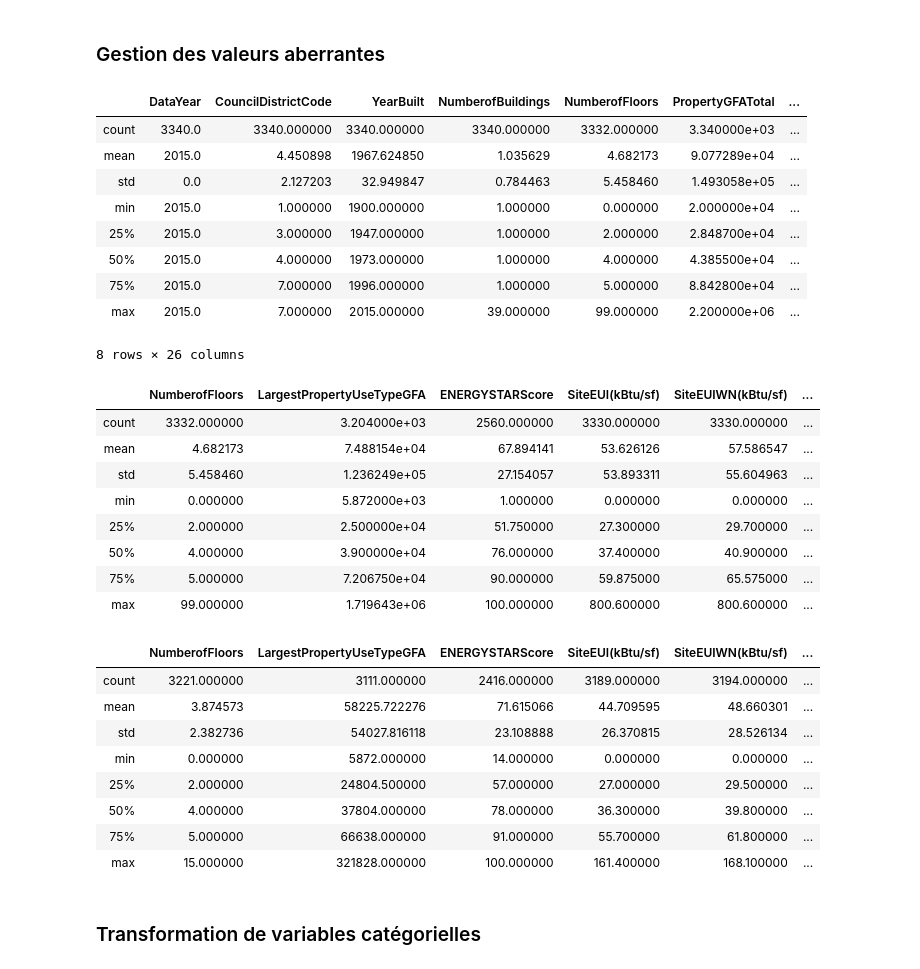
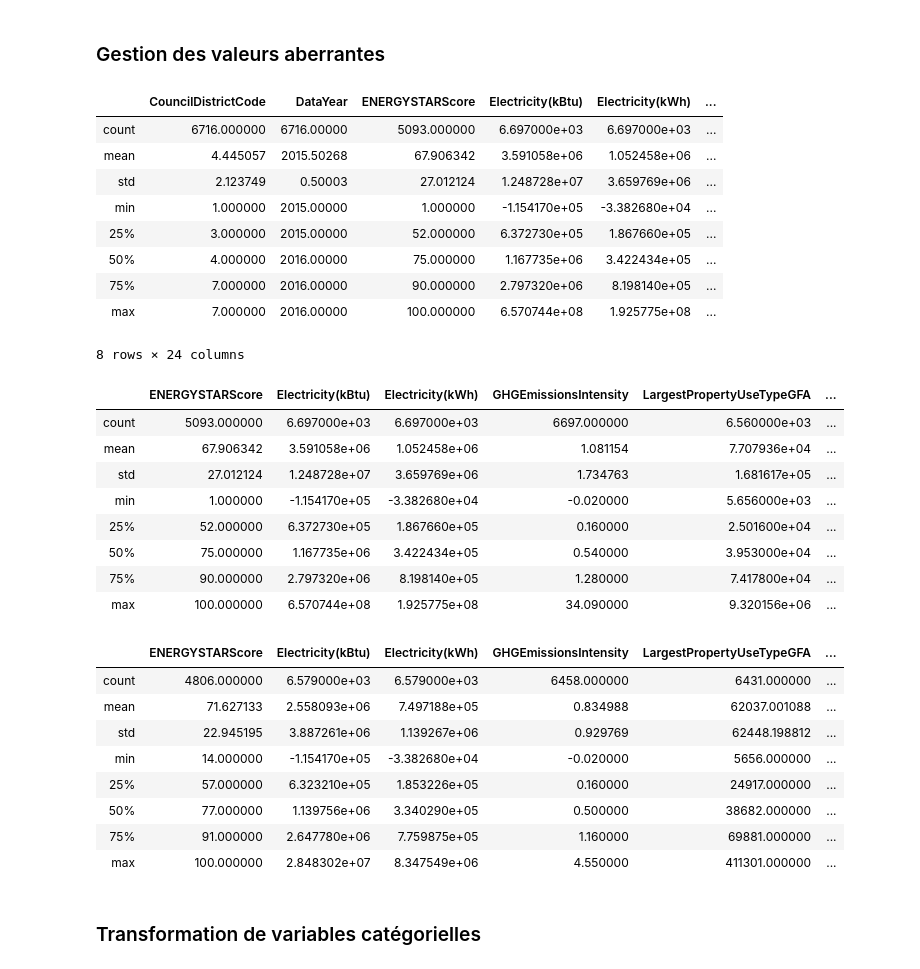
Before and after one commit to Julien-Martin/OC-IML-P3, a Jupyter notebook: Data Cleaning.ipynb, the cells around one changed output. Saved outputs shown, nothing was run; the diff lists cells and outputs as text; code cells hidden in the pictures.

```diff
--- a/Data Cleaning.ipynb
+++ b/Data Cleaning.ipynb
@@ -114,0 +103,2 @@ Index([], dtype='object')
+# %%
+data = pd.concat([data_2015, data_2016], ignore_index=True)
@@ -114,0 +107,3 @@ Index([], dtype='object')
+# %%
+print(data.duplicated().sum())
+data = data.drop_duplicates()
@@ -208 +182,3 @@ missing_group_test = calculate_missing_group(testing)
+# %%
+missing_group = calculate_missing_group(data)
 # %%
@@ -236 +195,4 @@ testing = testing.drop(missing_group_test['useless_features'].index, axis=1)
+# %%
+data = data.drop(missing_group['high_nans'].index, axis=1)
+data = data.drop(missing_group['useless_features'].index, axis=1)
 # %%
@@ -258,16 +208,16 @@ testing.head()
 # %% [markdown]
 ### Gestion des valeurs aberrantes
 # %%
-training.describe()
+data.describe()
 # %% [output]
-|  | DataYear | CouncilDistrictCode | YearBuilt | NumberofBuildings | NumberofFloors | PropertyGFATotal | ... |
-| count | 3340.0 | 3340.000000 | 3340.000000 | 3340.000000 | 3332.000000 | 3.340000e+03 | ... |
-| mean | 2015.0 | 4.450898 | 1967.624850 | 1.035629 | 4.682173 | 9.077289e+04 | ... |
-| std | 0.0 | 2.127203 | 32.949847 | 0.784463 | 5.458460 | 1.493058e+05 | ... |
-| min | 2015.0 | 1.000000 | 1900.000000 | 1.000000 | 0.000000 | 2.000000e+04 | ... |
-| 25% | 2015.0 | 3.000000 | 1947.000000 | 1.000000 | 2.000000 | 2.848700e+04 | ... |
-| 50% | 2015.0 | 4.000000 | 1973.000000 | 1.000000 | 4.000000 | 4.385500e+04 | ... |
-| 75% | 2015.0 | 7.000000 | 1996.000000 | 1.000000 | 5.000000 | 8.842800e+04 | ... |
-| max | 2015.0 | 7.000000 | 2015.000000 | 39.000000 | 99.000000 | 2.200000e+06 | ... |
+|  | CouncilDistrictCode | DataYear | ENERGYSTARScore | Electricity(kBtu) | Electricity(kWh) | ... |
+| count | 6716.000000 | 6716.00000 | 5093.000000 | 6.697000e+03 | 6.697000e+03 | ... |
+| mean | 4.445057 | 2015.50268 | 67.906342 | 3.591058e+06 | 1.052458e+06 | ... |
+| std | 2.123749 | 0.50003 | 27.012124 | 1.248728e+07 | 3.659769e+06 | ... |
+| min | 1.000000 | 2015.00000 | 1.000000 | -1.154170e+05 | -3.382680e+04 | ... |
+| 25% | 3.000000 | 2015.00000 | 52.000000 | 6.372730e+05 | 1.867660e+05 | ... |
+| 50% | 4.000000 | 2016.00000 | 75.000000 | 1.167735e+06 | 3.422434e+05 | ... |
+| 75% | 7.000000 | 2016.00000 | 90.000000 | 2.797320e+06 | 8.198140e+05 | ... |
+| max | 7.000000 | 2016.00000 | 100.000000 | 6.570744e+08 | 1.925775e+08 | ... |
-8 rows × 26 columns
+8 rows × 24 columns
 # %%
@@ -275,13 +225,13 @@ training_num = training.loc[:, (training.dtypes == float)]
 # %%
-training_num.describe()
+data_num.describe()
 # %% [output]
-|  | NumberofFloors | LargestPropertyUseTypeGFA | ENERGYSTARScore | SiteEUI(kBtu/sf) | SiteEUIWN(kBtu/sf) | ... |
-| count | 3332.000000 | 3.204000e+03 | 2560.000000 | 3330.000000 | 3330.000000 | ... |
-| mean | 4.682173 | 7.488154e+04 | 67.894141 | 53.626126 | 57.586547 | ... |
-| std | 5.458460 | 1.236249e+05 | 27.154057 | 53.893311 | 55.604963 | ... |
-| min | 0.000000 | 5.872000e+03 | 1.000000 | 0.000000 | 0.000000 | ... |
-| 25% | 2.000000 | 2.500000e+04 | 51.750000 | 27.300000 | 29.700000 | ... |
-| 50% | 4.000000 | 3.900000e+04 | 76.000000 | 37.400000 | 40.900000 | ... |
-| 75% | 5.000000 | 7.206750e+04 | 90.000000 | 59.875000 | 65.575000 | ... |
-| max | 99.000000 | 1.719643e+06 | 100.000000 | 800.600000 | 800.600000 | ... |
+|  | ENERGYSTARScore | Electricity(kBtu) | Electricity(kWh) | GHGEmissionsIntensity | LargestPropertyUseTypeGFA | ... |
+| count | 5093.000000 | 6.697000e+03 | 6.697000e+03 | 6697.000000 | 6.560000e+03 | ... |
+| mean | 67.906342 | 3.591058e+06 | 1.052458e+06 | 1.081154 | 7.707936e+04 | ... |
+| std | 27.012124 | 1.248728e+07 | 3.659769e+06 | 1.734763 | 1.681617e+05 | ... |
+| min | 1.000000 | -1.154170e+05 | -3.382680e+04 | -0.020000 | 5.656000e+03 | ... |
+| 25% | 52.000000 | 6.372730e+05 | 1.867660e+05 | 0.160000 | 2.501600e+04 | ... |
+| 50% | 75.000000 | 1.167735e+06 | 3.422434e+05 | 0.540000 | 3.953000e+04 | ... |
+| 75% | 90.000000 | 2.797320e+06 | 8.198140e+05 | 1.280000 | 7.417800e+04 | ... |
+| max | 100.000000 | 6.570744e+08 | 1.925775e+08 | 34.090000 | 9.320156e+06 | ... |
 # %%
@@ -297,15 +247,15 @@ for column in training_num.columns:
 # %%
-training_num.describe()
+data_num.describe()
 # %% [output]
-|  | NumberofFloors | LargestPropertyUseTypeGFA | ENERGYSTARScore | SiteEUI(kBtu/sf) | SiteEUIWN(kBtu/sf) | ... |
-| count | 3221.000000 | 3111.000000 | 2416.000000 | 3189.000000 | 3194.000000 | ... |
-| mean | 3.874573 | 58225.722276 | 71.615066 | 44.709595 | 48.660301 | ... |
-| std | 2.382736 | 54027.816118 | 23.108888 | 26.370815 | 28.526134 | ... |
-| min | 0.000000 | 5872.000000 | 14.000000 | 0.000000 | 0.000000 | ... |
-| 25% | 2.000000 | 24804.500000 | 57.000000 | 27.000000 | 29.500000 | ... |
-| 50% | 4.000000 | 37804.000000 | 78.000000 | 36.300000 | 39.800000 | ... |
-| 75% | 5.000000 | 66638.000000 | 91.000000 | 55.700000 | 61.800000 | ... |
-| max | 15.000000 | 321828.000000 | 100.000000 | 161.400000 | 168.100000 | ... |
+|  | ENERGYSTARScore | Electricity(kBtu) | Electricity(kWh) | GHGEmissionsIntensity | LargestPropertyUseTypeGFA | ... |
+| count | 4806.000000 | 6.579000e+03 | 6.579000e+03 | 6458.000000 | 6431.000000 | ... |
+| mean | 71.627133 | 2.558093e+06 | 7.497188e+05 | 0.834988 | 62037.001088 | ... |
+| std | 22.945195 | 3.887261e+06 | 1.139267e+06 | 0.929769 | 62448.198812 | ... |
+| min | 14.000000 | -1.154170e+05 | -3.382680e+04 | -0.020000 | 5656.000000 | ... |
+| 25% | 57.000000 | 6.323210e+05 | 1.853226e+05 | 0.160000 | 24917.000000 | ... |
+| 50% | 77.000000 | 1.139756e+06 | 3.340290e+05 | 0.500000 | 38682.000000 | ... |
+| 75% | 91.000000 | 2.647780e+06 | 7.759875e+05 | 1.160000 | 69881.000000 | ... |
+| max | 100.000000 | 2.848302e+07 | 8.347549e+06 | 4.550000 | 411301.000000 | ... |
 # %% [markdown]
 ### Transformation de variables catégorielles
 # %%
```
Also changed, not shown: parts of 50 cells of this notebook.
